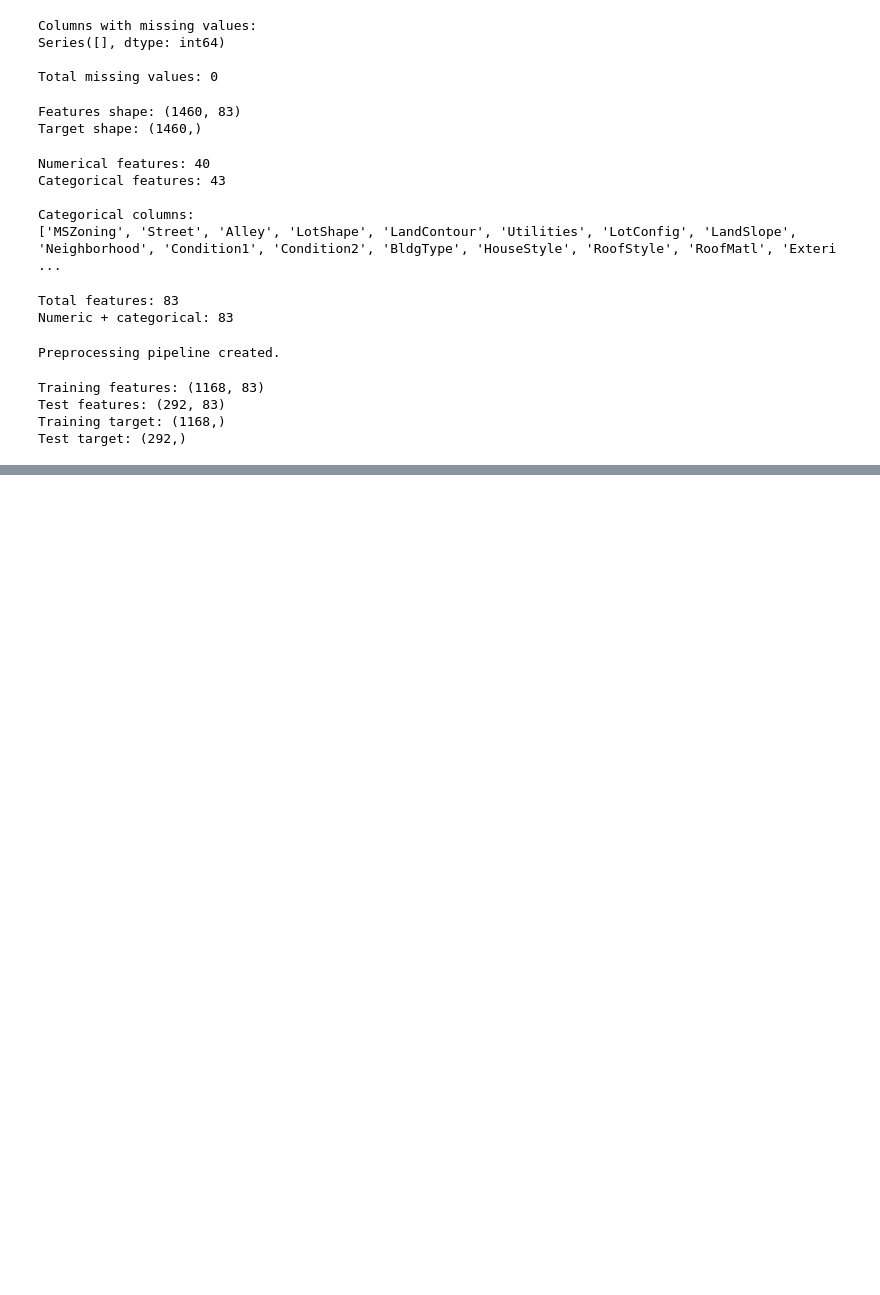
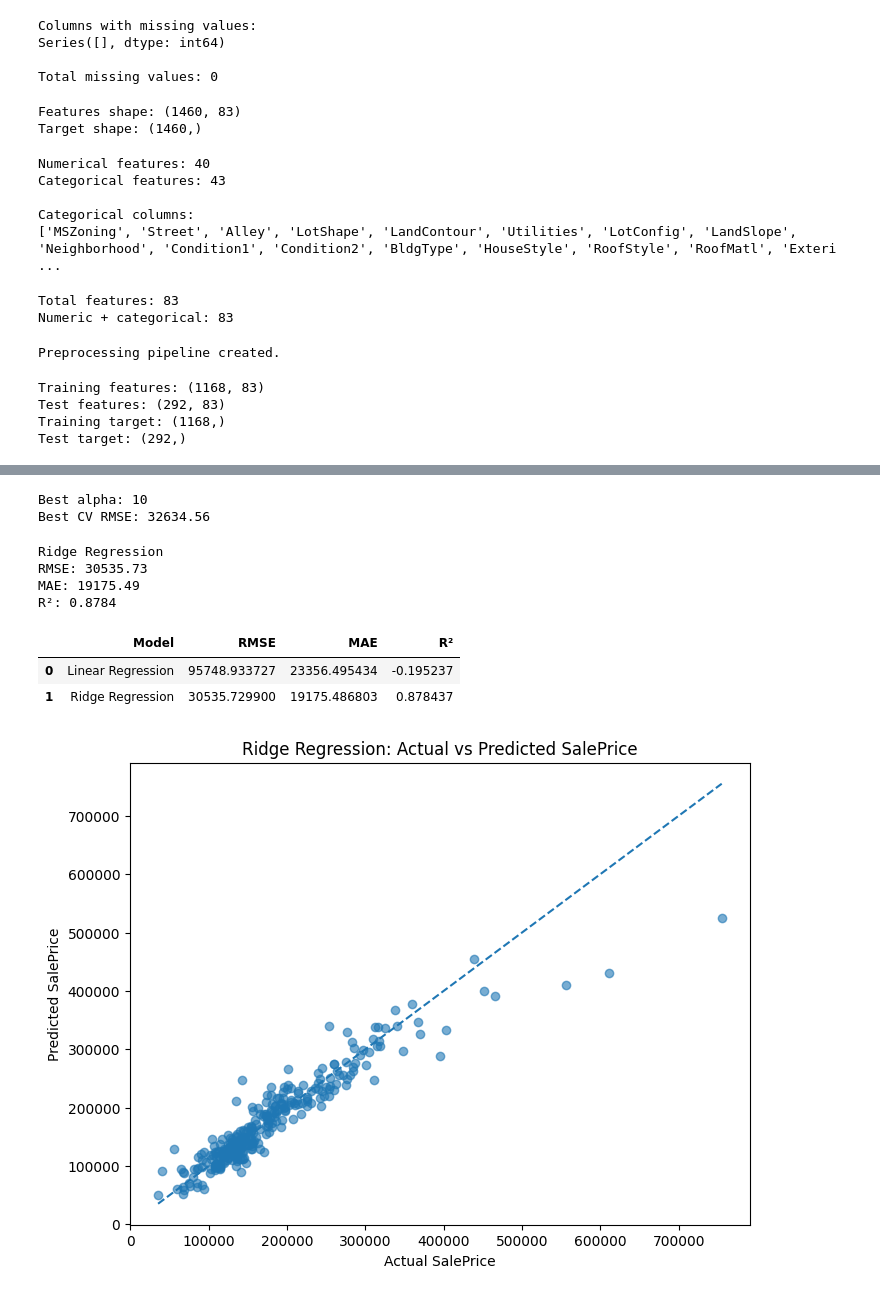
Before and after one commit to saraharshad101-sarah/Ames-House-Price-Regression, a Jupyter notebook: Ames_House_Price_Regression.ipynb, the cells around one changed output, grey strips where cells are left out. Cells and saved outputs as stored; diff of their text form; code cells hidden in the pictures; blank space fills up the shorter version.

Commit message:
Add regression models and evaluation

```diff
--- a/Ames_House_Price_Regression.ipynb
+++ b/Ames_House_Price_Regression.ipynb
@@ -373,0 +470,9 @@ Test target: (292,)
+# %%
+from sklearn.linear_model import Ridge
+
+ridge_pipeline = Pipeline([
+    ("preprocessor", preprocessor),
+    ("regressor", Ridge())
+])
+
+print("Ridge model pipeline created.")
@@ -373,0 +497,56 @@ Test target: (292,)
+# %%
+ridge_grid.fit(X_train, y_train)
+
+print("Best alpha:", ridge_grid.best_params_["regressor__alpha"])
+print("Best CV RMSE:", round(-ridge_grid.best_score_, 2))
+# %% [output]
+Best alpha: 10
+Best CV RMSE: 32634.56
+# %%
+y_pred_ridge = ridge_grid.predict(X_test)
+
+ridge_rmse = np.sqrt(mean_squared_error(y_test, y_pred_ridge))
+ridge_mae = mean_absolute_error(y_test, y_pred_ridge)
+ridge_r2 = r2_score(y_test, y_pred_ridge)
+
+print("Ridge Regression")
+print("RMSE:", round(ridge_rmse, 2))
+print("MAE:", round(ridge_mae, 2))
+print("R²:", round(ridge_r2, 4))
+# %% [output]
+Ridge Regression
+RMSE: 30535.73
+MAE: 19175.49
+R²: 0.8784
+# %%
+results = pd.DataFrame({
+    "Model": ["Linear Regression", "Ridge Regression"],
+    "RMSE": [baseline_rmse, ridge_rmse],
+    "MAE": [baseline_mae, ridge_mae],
+    "R²": [baseline_r2, ridge_r2]
+})
+
+results
+# %% [output]
+|  | Model | RMSE | MAE | R² |
+| 0 | Linear Regression | 95748.933727 | 23356.495434 | -0.195237 |
+| 1 | Ridge Regression | 30535.729900 | 19175.486803 | 0.878437 |
+# %%
+import matplotlib.pyplot as plt
+
+plt.figure(figsize=(8, 6))
+plt.scatter(y_test, y_pred_ridge, alpha=0.6)
+
+plt.xlabel("Actual SalePrice")
+plt.ylabel("Predicted SalePrice")
+plt.title("Ridge Regression: Actual vs Predicted SalePrice")
+
+plt.plot(
+    [y_test.min(), y_test.max()],
+    [y_test.min(), y_test.max()],
+    linestyle="--"
+)
+
+plt.show()
+# %% [output]
+[figure, added]
```
Also changed, not shown: parts of 9 cells of this notebook.
